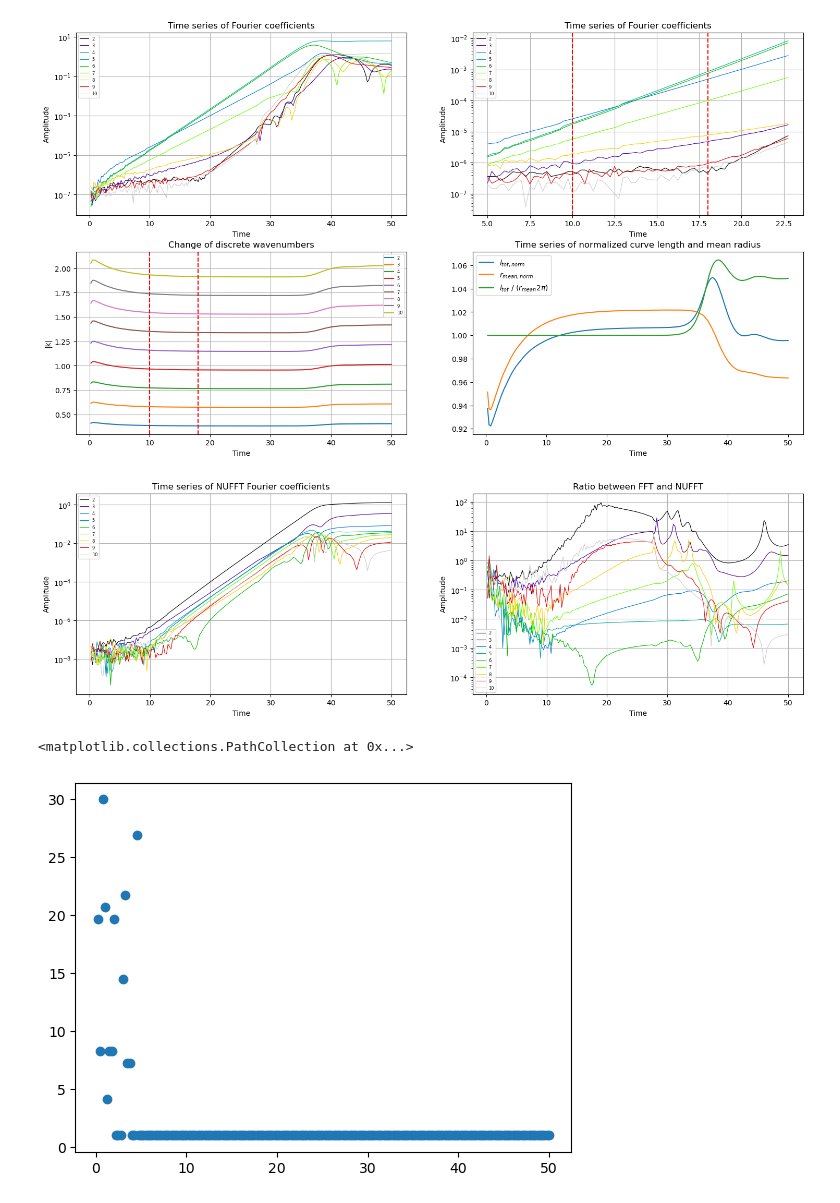
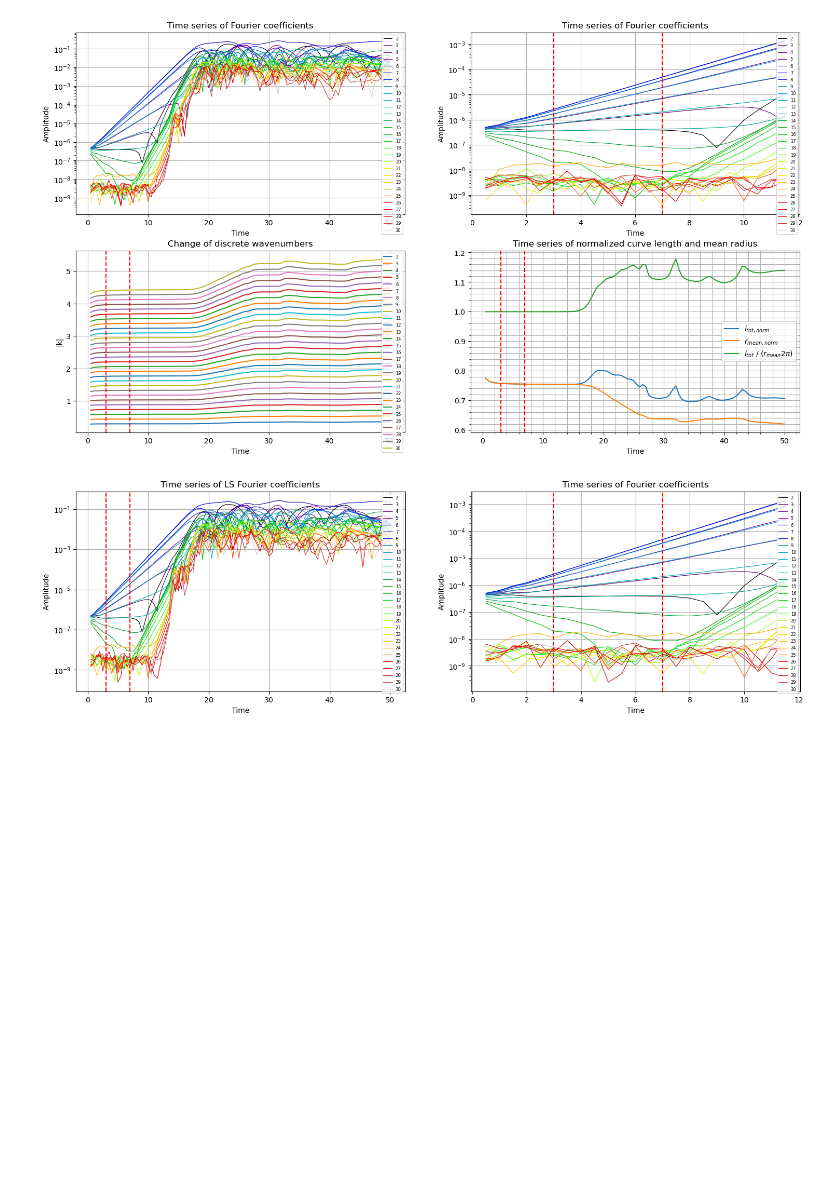
Before and after one commit to Florian808/Inward-flame-post-process, a Jupyter notebook: Local/Isocont_post_process.ipynb, the cells around one changed output. Saved outputs shown, nothing was run; the diff lists cells and outputs as text; code cells hidden in the pictures; blank space fills up the shorter version.

```diff
--- a/Local/Isocont_post_process.ipynb
+++ b/Local/Isocont_post_process.ipynb
@@ -472,15 +499,38 @@ scalars_tot, amp_tot, k_tot, amp_ni_tot, k_ni_tot = extract_fourier_modes(runs,
 # %%
+username = os.getlogin()
+#case1 = "base_18.4k_phi_0.6"
+#case1 = "large_23.6k_phi_0.6"
+#case1 = "base_18.4k_phi_0.75"
+#case1 = "le1_18.4k_phi_0.75"
+#case1 = "5atmlarge_42k_phi_0.6"
+case1 = "shapeIC_18.4k_phi_0.6"
+#runs = ["01.00_01"]
+#runs = ["01.3125_01", "01.3125_02", "01.3125_03"]
+#runs = ["01.50_04"]
+#runs = ["01.75_08"]
+#runs = ["02.00_06"]
+runs = ["02.25_01"]
+#runs = ["02.50_01"]
+#runs = ["02.75_02"]
+#runs = ["02.00_01"]
+#runs = ["03.00_01"]
+#runs = ["10.00_03"]
+#runs = ["01.75_03", "01.75_04", "01.75_05", "01.75_06"]
+dataset_dir = Path(f"C:/Users/{username}/OneDrive - ETH Zurich/Semester 10/Master Thesis/Sim results")
+case_dir = dataset_dir / case1
+scalars_tot, amp_tot, k_tot, amp_ni_tot, k_ni_tot = extract_fourier_modes(runs, case_dir, num_modes=100, nu_res=1)
 # Extract dispersion relation
-plt_s = slice(1, 10)
-#modes = [3, 4, 5, 6, 7, 8, 9, 10, 11, 12 ,13] # Mode n-1
-modes = list(range(2, 8))
-t_start = 10
-t_end = 18
+plt_s = slice(1, 30)
+#modes = [3, 4, 5, 6, 7, 8, 9, 10, 11, 12 ,13]
+modes = list(range(2, 20))
+t_start = 3
+t_end = 7
 t_start_ind = np.argmin(np.abs(scalars_tot[:,0] - t_start))
 t_end_ind = np.argmin(np.abs(scalars_tot[:,0] - t_end))
 
 my_cmap = plt.get_cmap('nipy_spectral')
 colors = my_cmap(np.linspace(0, 1, (plt_s.stop - plt_s.start)))
+
 
 # Plot whole time series of fourier coefficients
 fig, axes = plt.subplots(2, 2, figsize=(18, 10))
@@ -494,7 +544,7 @@ axes[0, 0].legend(prop={'size': 6})
 
 # Plot narrowed range to show linear growth better
 for i in range(plt_s.start, plt_s.stop):
-    axes[0, 1].semilogy(scalars_tot[max(0, int(t_start_ind)-20):t_end_ind+20,0], amp_tot[max(0, int(t_start_ind)-20):t_end_ind+20,i], color=colors[i-plt_s.start], label=str(i+1), linewidth=0.8)
+    axes[0, 1].semilogy(scalars_tot[max(0, int(t_start_ind)-20):t_end_ind+10,0], amp_tot[max(0, int(t_start_ind)-20):t_end_ind+10,i], color=colors[i-plt_s.start], label=str(i+1), linewidth=0.8)
 axes[0, 1].axvline(x=t_start, color='red', linestyle='--')
 axes[0, 1].axvline(x=t_end, color='red', linestyle='--')
 axes[0, 1].set_xlabel('Time')
@@ -503,7 +553,8 @@ axes[0, 1].set_title('Time series of Fourier coefficients')
 axes[0, 1].grid(True)
 axes[0, 1].legend(prop={'size': 6})
 
-# Plot change of wavenumber
+# Plot change of noninteger wavenumber
+#axes[1, 0].plot(scalars_tot[:,0], k_ni_tot[:,plt_s.start:plt_s.stop])
 axes[1, 0].plot(scalars_tot[:,0], k_tot[:,plt_s.start:plt_s.stop])
 axes[1, 0].axvline(x=t_start, color='red', linestyle='--')
 axes[1, 0].axvline(x=t_end, color='red', linestyle='--')
@@ -514,51 +565,61 @@ axes[1, 0].grid(True)
 axes[1, 0].legend([str(i+1) for i in range(plt_s.start, plt_s.stop)], prop={'size': 6})
 
 # Plot total length (inverse prop. to |k|)
-axes[1, 1].plot(scalars_tot[:,0], scalars_tot[:,2]/np.mean(scalars_tot[:,2]), label='$l_{tot,norm}$')
-axes[1, 1].plot(scalars_tot[:,0], scalars_tot[:,3]/np.mean(scalars_tot[:,3]), label='$r_{mean,norm}$')
+#r_init = scalars_tot[0,3]
+r_init = 9
+l_init = r_init * 2 * np.pi
+axes[1, 1].plot(scalars_tot[:,0], scalars_tot[:,2] / l_init, label='$l_{tot,norm}$')
+axes[1, 1].plot(scalars_tot[:,0], scalars_tot[:,3] / r_init, label='$r_{mean,norm}$')
 axes[1, 1].plot(scalars_tot[:,0], scalars_tot[:,2] / (scalars_tot[:,3] * 2 * np.pi), label=r'$l_{tot}$ / ($r_{mean} 2 \pi$)')
+axes[1, 1].axvline(x=t_start, color='red', linestyle='--')
+axes[1, 1].axvline(x=t_end, color='red', linestyle='--')
 axes[1, 1].set_title('Time series of normalized curve length and mean radius')
 axes[1, 1].set_xlabel('Time')
+axes[1, 1].minorticks_on()
+axes[1, 1].grid(True, which='both')
 axes[1, 1].legend(prop={'size': 10})
 plt.show()
 
 # fig, axes = plt.subplots(1, 2, figsize=(18, 5))
 # axes[0].plot(time_tot, num_samples, linewidth=0.8)
 # axes[0].set_xlabel('Time')
 # axes[0].set_ylabel('#')
 # axes[0].set_title('number of samples')
 # axes[0].grid(True)
 # axes[0].legend(prop={'size': 6})
 # print(k_r_tot[10, 1:20])
 
 # plt.show()
 
 fig, axes = plt.subplots(1, 2, figsize=(18, 5))
 for i in range(plt_s.start, plt_s.stop):
     axes[0].semilogy(scalars_tot[:,0], np.abs(amp_ni_tot[:,i]), color=colors[i-plt_s.start], label=str(i+1), linewidth=0.8)
+axes[0].axvline(x=t_start, color='red', linestyle='--')
+axes[0].axvline(x=t_end, color='red', linestyle='--')
 axes[0].set_xlabel('Time')
 axes[0].set_ylabel('Amplitude')
-axes[0].set_title('Time series of NUFFT Fourier coefficients')
+axes[0].set_title('Time series of LS Fourier coefficients')
 axes[0].grid(True)
 axes[0].legend(prop={'size': 6})
 
 for i in range(plt_s.start, plt_s.stop):
-    axes[1].semilogy(scalars_tot[:,0], np.abs(amp_ni_tot[:,i]) / amp_tot[:,i], color=colors[i-plt_s.start], label=str(i+1), linewidth=0.8)
+    axes[1].semilogy(scalars_tot[max(0, int(t_start_ind)-20):t_end_ind+10,0], amp_ni_tot[max(0, int(t_start_ind)-20):t_end_ind+10,i], color=colors[i-plt_s.start], label=str(i+1), linewidth=0.8)
+axes[1].axvline(x=t_start, color='red', linestyle='--')
+axes[1].axvline(x=t_end, color='red', linestyle='--')
 axes[1].set_xlabel('Time')
 axes[1].set_ylabel('Amplitude')
-axes[1].set_title('Ratio between FFT and NUFFT')
+axes[1].set_title('Time series of Fourier coefficients')
 axes[1].grid(True)
 axes[1].legend(prop={'size': 6})
 plt.show()
 
-num_t = len(scalars_tot[:,0])
-k_ni_max = np.empty(num_t)
-for i in range(len(scalars_tot[:,0])):
-    k_ni_max[i] = k_ni_tot[i,np.argmax(amp_ni_tot[i])]
-plt.scatter(scalars_tot[:,0], k_ni_max)
+# num_t = len(scalars_tot[:,0])
+# k_ni_max = np.empty(num_t)
+# for i in range(len(scalars_tot[:,0])):
+#     k_ni_max[i] = k_ni_tot[i,np.argmax(amp_ni_tot[i])]
+# plt.scatter(scalars_tot[:,0], k_ni_max)
+# plt.show()
 # %% [output]
-[figure, old version]
+[figure, new version]
-[figure, old version]
+[figure, new version]
-<matplotlib.collections.PathCollection at 0x...>
-[figure, removed]
 # %%
```
Also changed, not shown: parts of 8 cells of this notebook, 2 other files.
